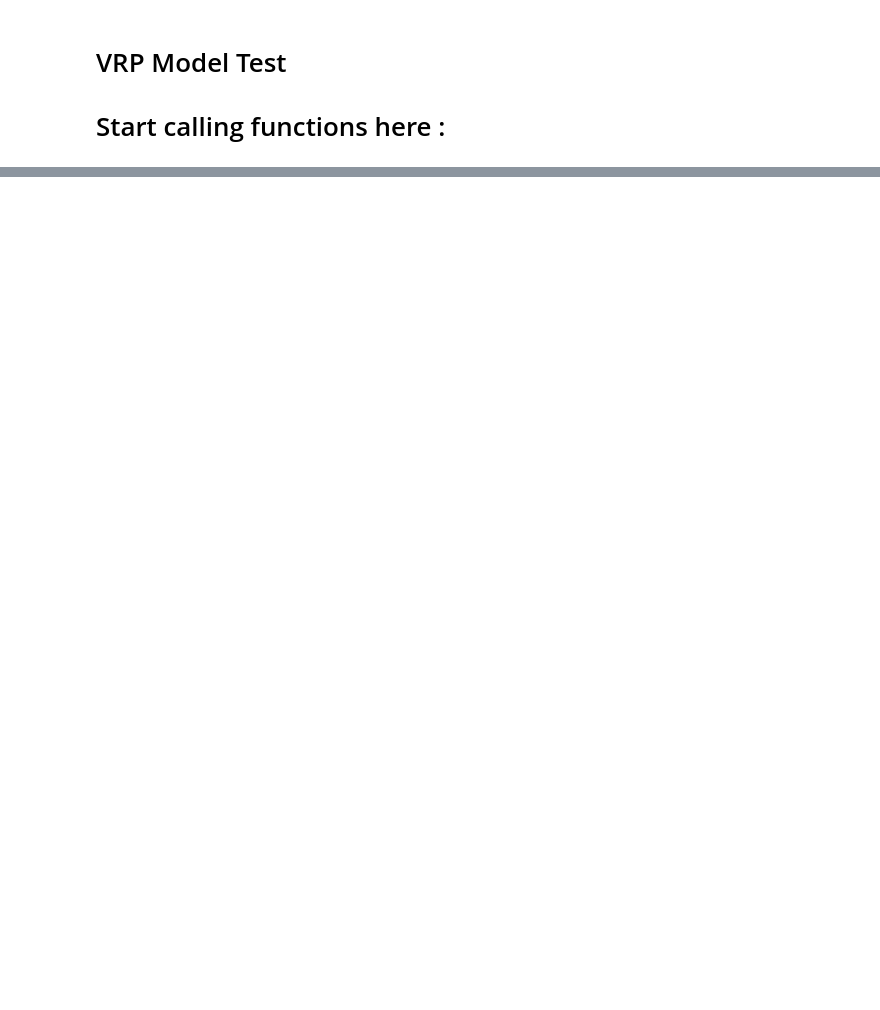
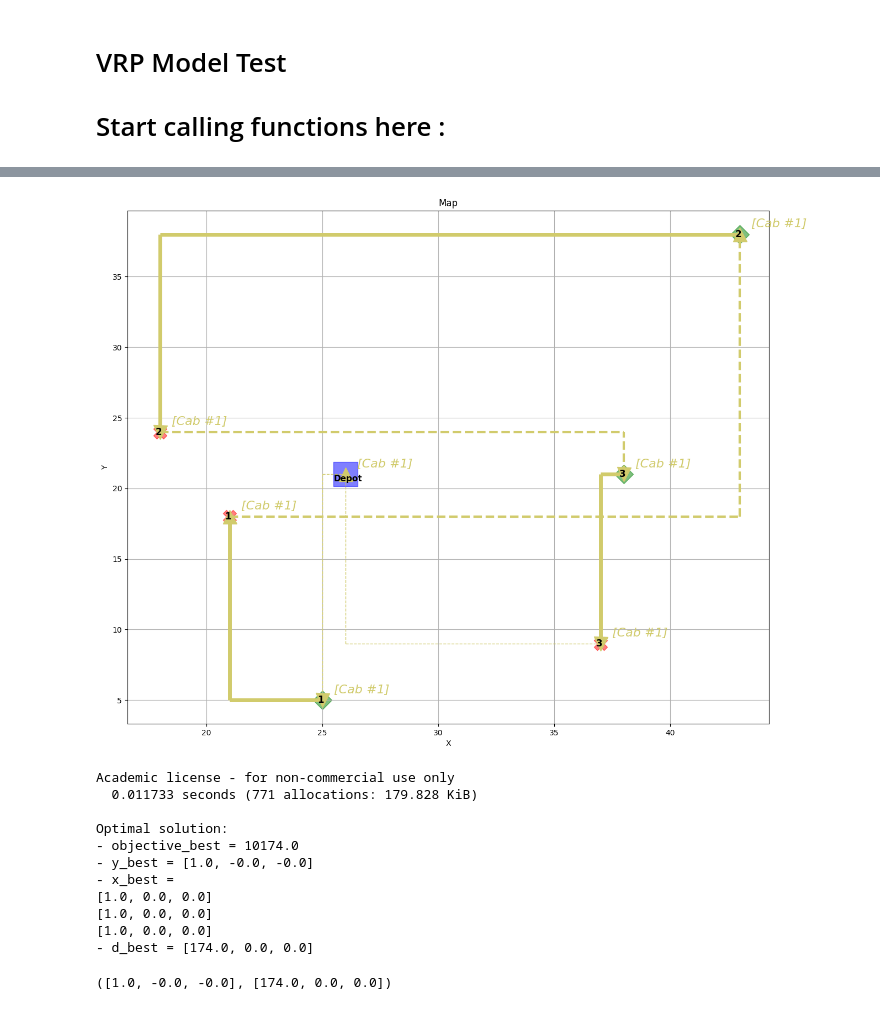
Before and after one commit to Raginii/CS-524-Intro-to-Optimization, a Jupyter notebook: Code/Final Model.ipynb, the cells around one changed output, grey strips where cells are left out. Saved outputs shown, nothing was run; the diff lists cells and outputs as text; code cells hidden in the pictures; blank space fills up the shorter version.

```diff
--- a/Code/Final Model.ipynb
+++ b/Code/Final Model.ipynb
@@ -605,0 +607,10 @@ a = ([i for i in 1:length(x) if x[i] ==1])
+# %%
+# For drawing a pareto curve
+# Scenerio setting
+R = 3 # Number of requests
+K = R # Number of cabs
+lambda = 0 # Weighting of the cab number for objective
+
+requests, depot, dist_map, p_t, p_l, d_t, d_l, duration = generate_requests(R)
+y_best, d_best = optmize_VRP_model(requests, depot, dist_map, p_t, p_l, d_t, d_l, duration, R, K, lambda)
+requests, depot
@@ -605,0 +633,17 @@ a = ([i for i in 1:length(x) if x[i] ==1])
+# %%
+lambda = 10000 # Weighting of the cab number for objective
+y_best, d_best = optmize_VRP_model(requests, depot, dist_map, p_t, p_l, d_t, d_l, duration, R, K, lambda)
+# %% [output]
+[figure, added]
+Academic license - for non-commercial use only
+  0.011733 seconds (771 allocations: 179.828 KiB)
+
+Optimal solution:
+- objective_best = 10174.0
+- y_best = [1.0, -0.0, -0.0]
+- x_best =
+[1.0, 0.0, 0.0]
+[1.0, 0.0, 0.0]
+[1.0, 0.0, 0.0]
+- d_best = [174.0, 0.0, 0.0]
+([1.0, -0.0, -0.0], [174.0, 0.0, 0.0])
```
Also changed, not shown: parts of 21 cells of this notebook.
